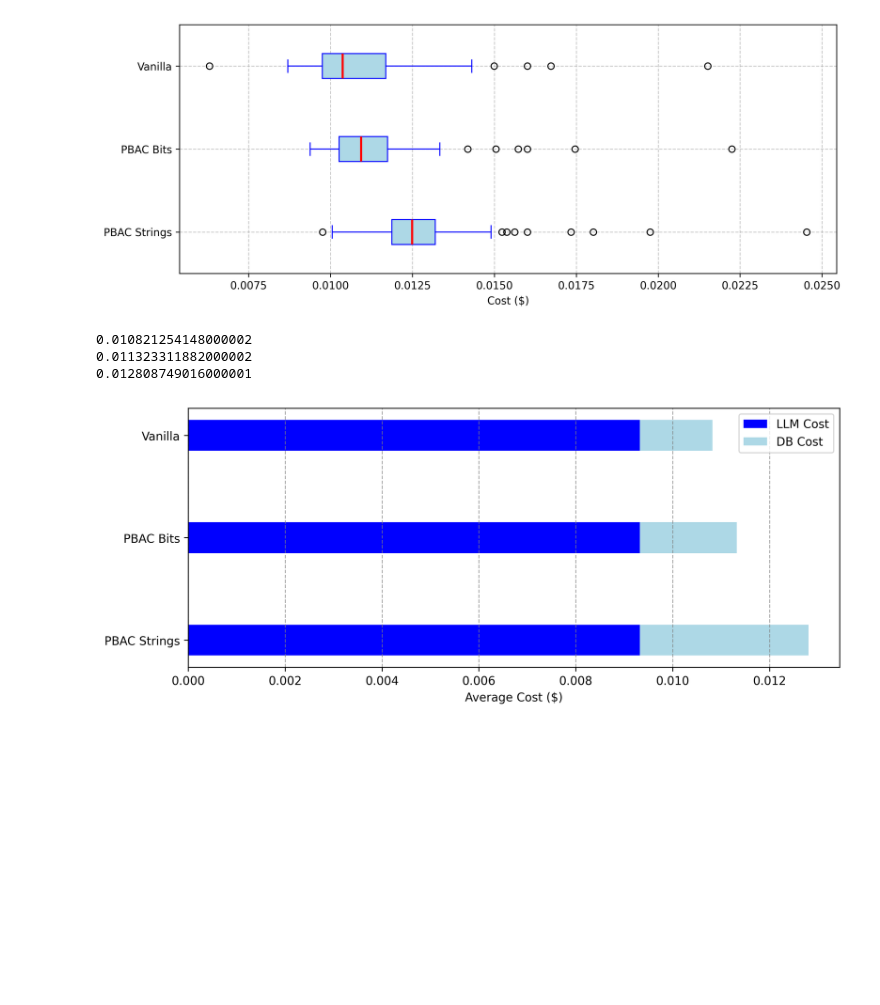
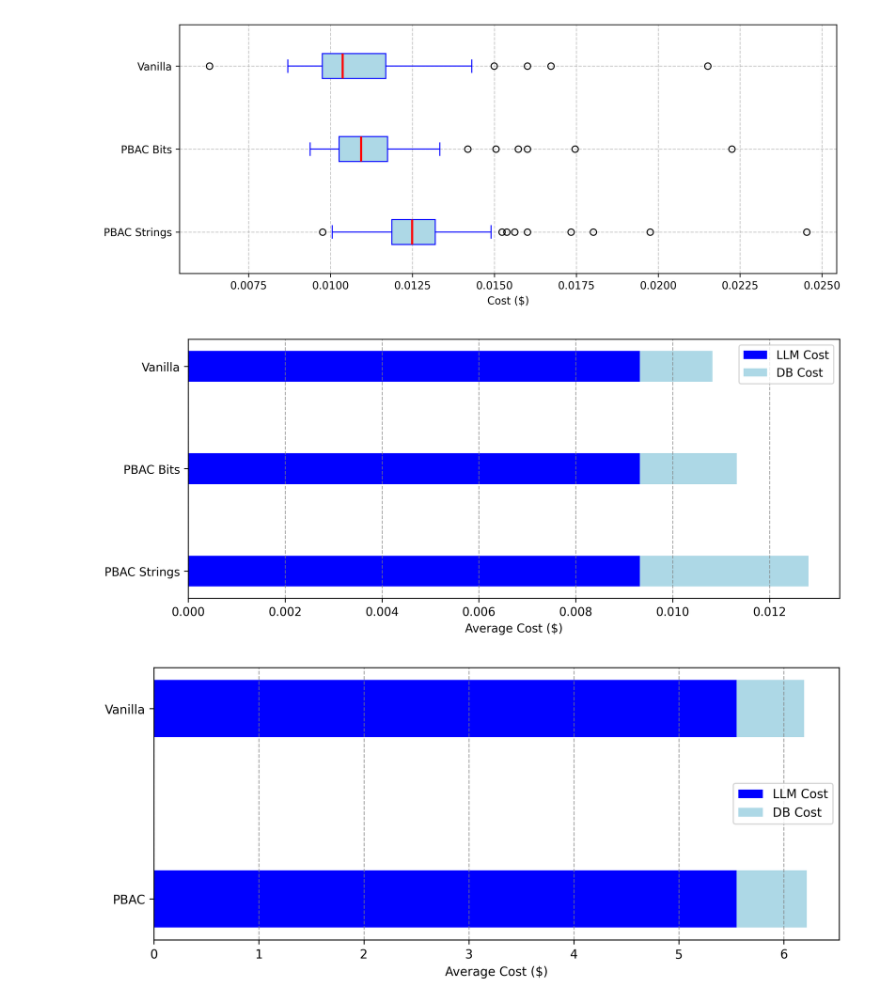
Before and after one commit to bodejan/ChatPBAC, a Jupyter notebook: evaluation.ipynb, the cells around one changed output. Saved outputs shown, nothing was run; the diff lists cells and outputs as text; code cells hidden in the pictures; blank space fills up the shorter version.

Commit message:
add fig for processing time

```diff
--- a/evaluation.ipynb
+++ b/evaluation.ipynb
@@ -1086,19 +1071,12 @@ plt.show()
 # %%
 import pandas as pd
 import matplotlib.pyplot as plt
-
-# Assuming your DataFrame is named df and it contains the columns:
-# llm_cost, db_cost
 
 # Calculate the averages
 avg_llm_cost = df['llm_cost'].mean()
 avg_db_cost = df['db_cost'].mean()
 avg_db_cost_pbac_bits = df['db_cost_pbac_bits'].mean()
 avg_db_cost_pbac = df['db_cost_pbac'].mean()
-
-print(avg_llm_cost + avg_db_cost)
-print(avg_llm_cost + avg_db_cost_pbac_bits)
-print(avg_llm_cost + avg_db_cost_pbac)
 
 # Prepare the data for the stacked horizontal bar chart
 categories = ['PBAC Strings', 'PBAC Bits', 'Vanilla']
@@ -1125,7 +1103,46 @@ ax.grid(True, axis='x', linestyle='--', color='gray', alpha=0.7)  # You can adju
 # Display the plot
 plt.show()
 # %% [output]
-0.010821254148000002
-0.011323311882000002
-0.012808749016000001
 [figure]
+# %%
+import pandas as pd
+import matplotlib.pyplot as plt
+
+ttft_approx_mean = 0.5816832655952091
+tpot_approx_mean = 0.017494055203029088
+
+t_ro = ttft_approx_mean # Only one output token
+t_qg = ttft_approx_mean + df['nosql_output_tokens'].mean() * tpot_approx_mean
+t_re = ttft_approx_mean + df['output_output_tokens'].mean() * tpot_approx_mean
+
+# Calculate the averages
+avg_llm_time = t_qg + t_re + t_ro
+avg_db_time = df['db_response_time'].mean()
+avg_db_time_pbac = df['db_response_time_pbac'].mean()
+
+# Prepare the data for the stacked horizontal bar chart
+categories = ['PBAC', 'Vanilla']
+values_llm = [avg_llm_time, avg_llm_time]  # Same LLM cost for each bar
+values_db = [avg_db_time_pbac, avg_db_time]
+
+# Plot the stacked horizontal bar chart
+fig, ax = plt.subplots(figsize=(10, 4), dpi=300)
+
+# Stack the LLM and DB costs in each bar horizontally
+bar_width = 0.3
+ax.barh(categories, values_llm, color='blue', label='LLM Cost', height=bar_width)
+ax.barh(categories, values_db, left=values_llm, color='lightblue', label='DB Cost', height=bar_width)
+
+# Add labels and title
+ax.set_xlabel('Average Processing Time ($)')
+
+# Add a legend
+ax.legend()
+
+# Display grid
+ax.grid(True, axis='x', linestyle='--', color='gray', alpha=0.7)  # You can adjust the grid properties here
+
+# Display the plot
+plt.show()
+# %% [output]
+[figure, added]
```
Also changed, not shown: parts of 1 cell of this notebook.
